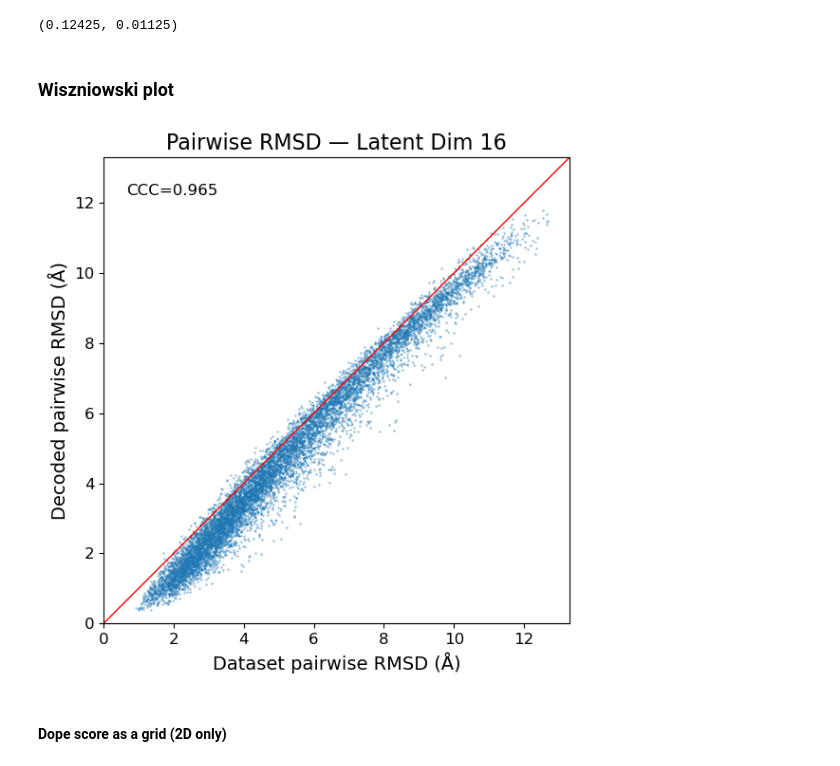
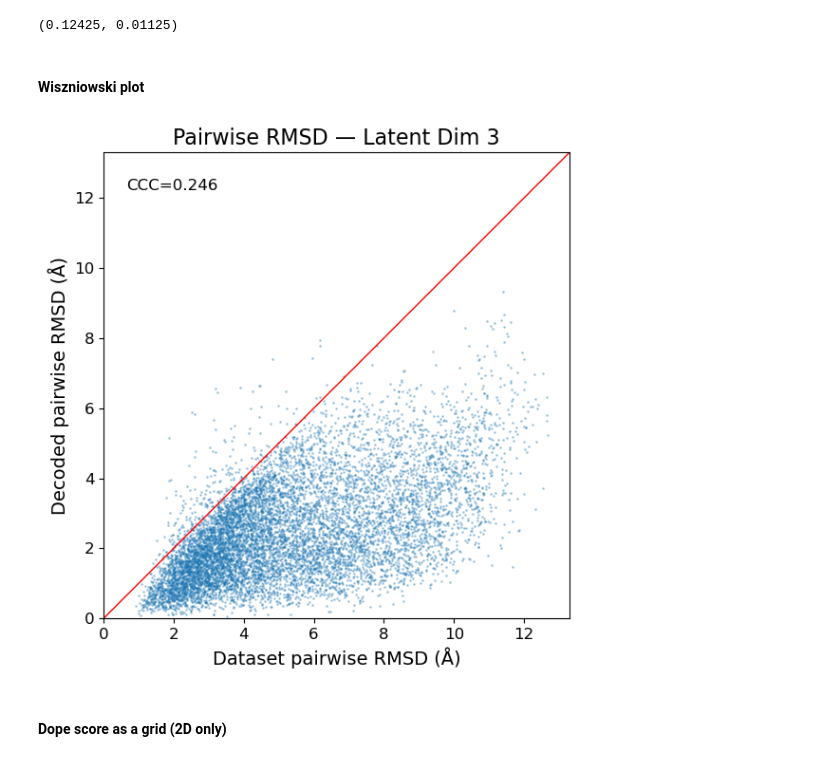
Before and after one commit to briandaniel14/molearn, a Jupyter notebook: analysis/cnn_multi_dim.ipynb, the cells around one changed output. Saved outputs shown, nothing was run; the diff lists cells and outputs as text; code cells hidden in the pictures.

```diff
--- a/analysis/cnn_multi_dim.ipynb
+++ b/analysis/cnn_multi_dim.ipynb
@@ -204,10 +230,10 @@ print(f"Difference: {decoded.shape[2] - data_open.dataset.shape[1]} atoms discar
 avg_valid_losses: dict[int, float] = {}
 std_valid_losses: dict[int, float] = {}
 
-for n in ALL_VARS:
-    losses: list[float] = [min_valid_losses[t][n] for t in RUNS]
-    avg_valid_losses[n] = float(np.mean(losses))
-    std_valid_losses[n] = float(np.std(losses))
+for var in ALL_VARS:
+    losses: list[float] = [min_valid_losses[t][var] for t in RUNS]
+    avg_valid_losses[var] = float(np.mean(losses))
+    std_valid_losses[var] = float(np.std(losses))
 
 plt.figure(figsize=(10, 6))
 plt.errorbar(
@@ -305,11 +328,11 @@ median_models: list[list[int]] = []
 
 ALL_VARS = list(range(2, 17))
 
-for n in ALL_VARS:
-    losses = [(min_valid_losses[t][n], t) for t in RUNS]
+for var in ALL_VARS:
+    losses = [(min_valid_losses[t][var], t) for t in RUNS]
     losses.sort()
     median_run = losses[len(losses) // 2][1]
-    median_models.append([median_run, n])
+    median_models.append([median_run, var])
 
 print(median_models)
 
@@ -490,18 +513,45 @@ INVERSION ERRORS - latent_dim=8, run=2
 [figure]
 (0.12425, 0.01125)
 # %% [markdown]
-### Wiszniowski plot
+#### Wiszniowski plot
 # %%
 from plots import plot_pairwise_rmsd
 
-ccc, _, _ = plot_pairwise_rmsd(
-    MAs[run][var],
-    key="test_trans",
-    title=f"Pairwise RMSD — Latent Dim {var}",
-    max_pairs=10000,
-)
+rows = []
+
+keys = ["test_trans"]
+
+for run in [3]:
+    for var in [3]:
+        for key in keys:
+            ccc, _, _ = plot_pairwise_rmsd(
+                MAs[run][var],
+                key=key,
+                show_plot=True,
+                title=f"Pairwise RMSD — Latent Dim {var}",
+                max_pairs=10000,
+            )
+
+            rows.append({"var": var, "run": run, "dataset": key, "ccc": ccc})
+
+            MAs[run][var]._decoded.clear()
+            MAs[run][var]._encoded.clear()
+            gc.collect()
+            torch.cuda.empty_cache()
+
+            plt.close("all")
+
+
+# df_ccc = pd.DataFrame(rows)
+# df_ccc_summary = (
+#     df_ccc.groupby(["var", "dataset"])["ccc"].agg(["mean", "std"]).reset_index()
+# )
+
+# df_ccc_summary.sort_values(["var", "dataset"]).to_csv(
+#     "../statistics/pairwise_rmsd_ccc.csv", index=False
+# )
 # %% [output]
-[figure, old version]
+[figure, new version]
 # %% [markdown]
 #### Dope score as a grid (2D only)
 # %%
```
Also changed, not shown: parts of 5 cells of this notebook, 7 other files.
